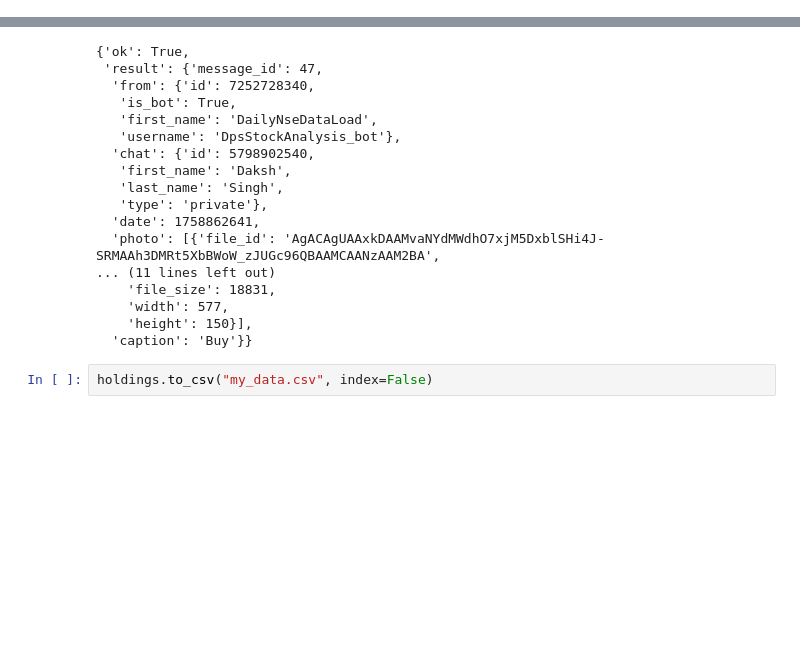
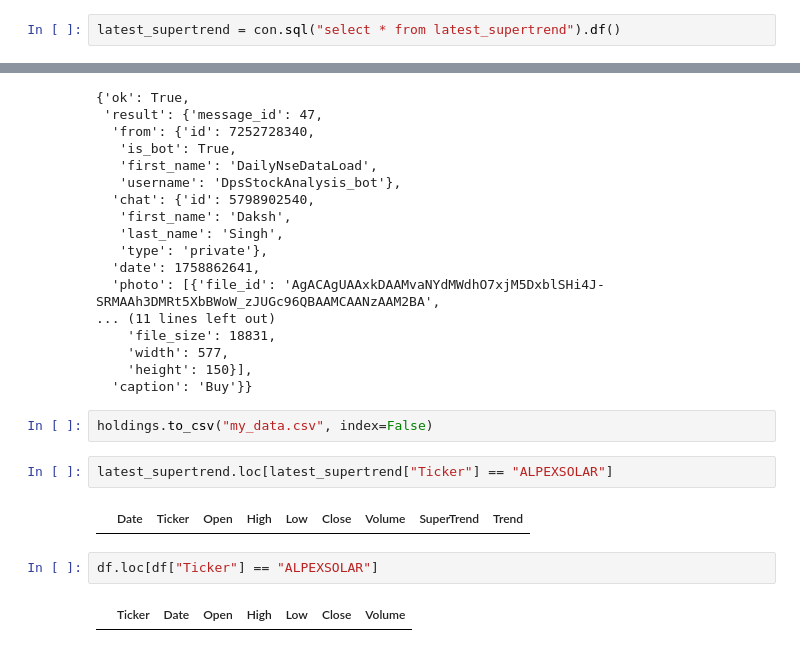
Before and after one commit to dakshsingh/StockAnalysis, a Jupyter notebook: workingNB.ipynb, the cells around one changed output, grey strips where cells are left out. Cells and saved outputs as stored; diff of their text form; blank space fills up the shorter version.

```diff
--- a/workingNB.ipynb
+++ b/workingNB.ipynb
@@ -123,6 +123,8 @@ allstocks= pd.read_excel("data/allstocks.xlsx")
 # %%
 NSE_ISIN = pd.read_csv("data/NSE_ISIN.csv")
 NSE_ISIN.columns = NSE_ISIN.columns.str.strip()
+# %%
+latest_supertrend = con.sql("select * from latest_supertrend").df()
 # %%
 print(latest_supertrend)
 # %% [output]
@@ -406,3 +427,11 @@ DEBUG:matplotlib.font_manager:findfont: Matching sans\-serif:style=normal:varian
   'caption': 'Buy'}}
 # %%
 holdings.to_csv("my_data.csv", index=False)
+# %%
+latest_supertrend.loc[latest_supertrend["Ticker"] == "ALPEXSOLAR"]
+# %% [output]
+|  | Date | Ticker | Open | High | Low | Close | Volume | SuperTrend | Trend |
+# %%
+df.loc[df["Ticker"] == "ALPEXSOLAR"]
+# %% [output]
+|  | Ticker | Date | Open | High | Low | Close | Volume |
```
Also changed, not shown: parts of 8 cells of this notebook, 3 other files.
